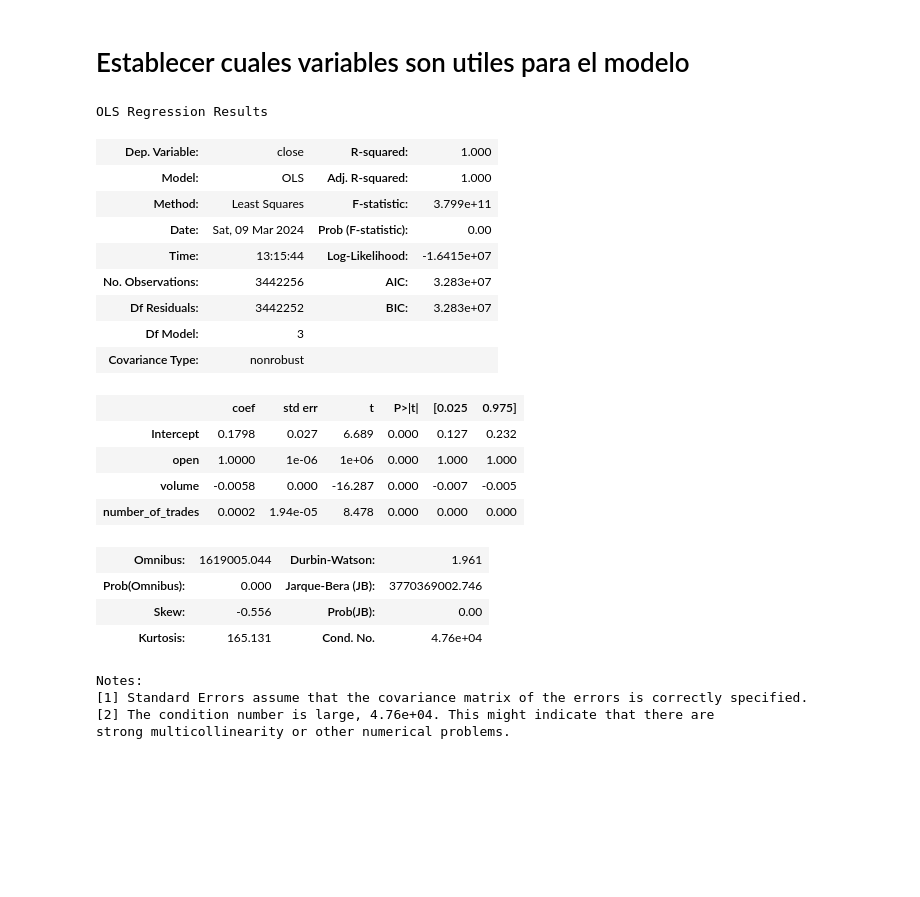
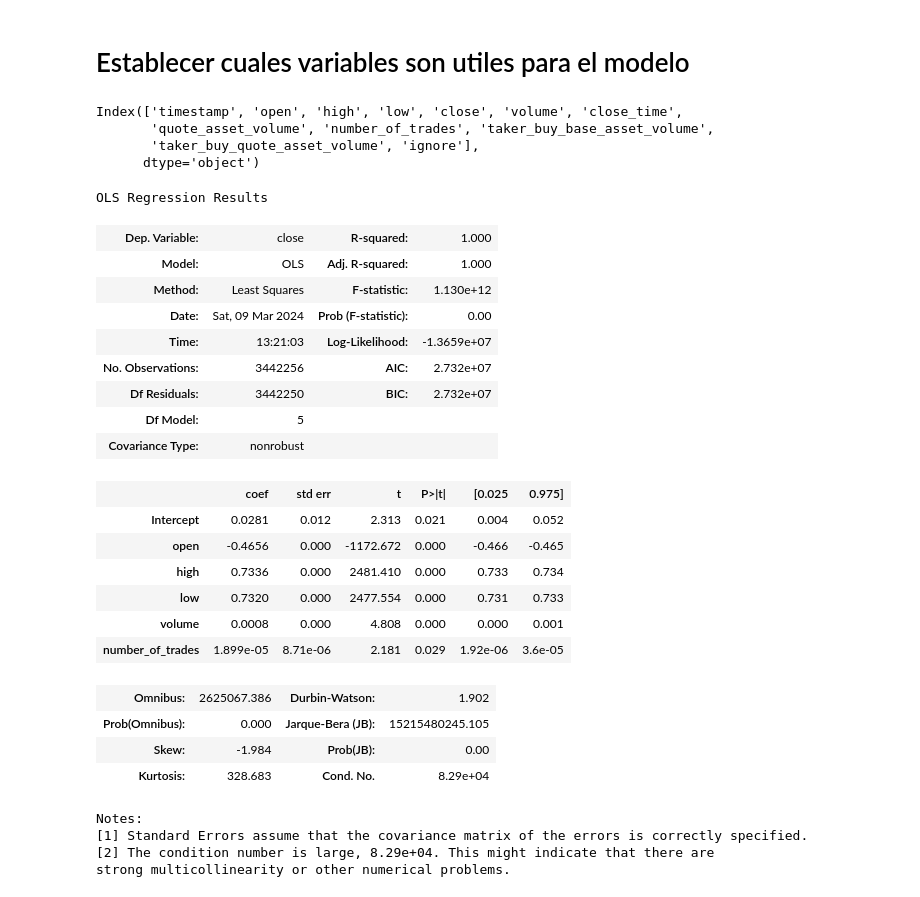
Before and after one commit to geko96/DataScience, a Jupyter notebook: Proyecto Final.ipynb, the cells around one changed output. Drawn from its saved outputs; the diff is of its cells as text; code cells hidden in the pictures; blank space fills up the shorter version.

```diff
--- a/Proyecto Final.ipynb
+++ b/Proyecto Final.ipynb
@@ -204,36 +204,45 @@ df.describe()
 | std | 1.639514e+04 | 1.640455e+04 | 1.638575e+04 | 1.639517e+04 | 9.446485e+01 | NaN | 2.298619e+06 | 1.772935e+03 | ... |
 # %% [markdown]
 # Establecer cuales variables son utiles para el modelo
+# %%
+df.columns
+# %% [output]
+Index(['timestamp', 'open', 'high', 'low', 'close', 'volume', 'close_time',
+       'quote_asset_volume', 'number_of_trades', 'taker_buy_base_asset_volume',
+       'taker_buy_quote_asset_volume', 'ignore'],
+      dtype='object')
 # %%
 # Definir el modelo
-model_financial = 'close ~ open + volume + number_of_trades'
+model_financial = 'close ~ open + high + low + volume + number_of_trades'
 
 # Ajustar el modelo
 lm_financial = sm.OLS.from_formula(model_financial, data=df).fit()
 
 # Imprimir el resumen del modelo
 lm_financial.summary()
 # %% [output]
 OLS Regression Results
 | Dep. Variable: | close | R-squared: | 1.000 |
 | Model: | OLS | Adj. R-squared: | 1.000 |
-| Method: | Least Squares | F-statistic: | 3.799e+11 |
+| Method: | Least Squares | F-statistic: | 1.130e+12 |
 | Date: | Sat, 09 Mar 2024 | Prob (F-statistic): | 0.00 |
-| Time: | 13:15:44 | Log-Likelihood: | -1.6415e+07 |
-| No. Observations: | 3442256 | AIC: | 3.283e+07 |
-| Df Residuals: | 3442252 | BIC: | 3.283e+07 |
-| Df Model: | 3 |  |  |
+| Time: | 13:21:03 | Log-Likelihood: | -1.3659e+07 |
+| No. Observations: | 3442256 | AIC: | 2.732e+07 |
+| Df Residuals: | 3442250 | BIC: | 2.732e+07 |
+| Df Model: | 5 |  |  |
 | Covariance Type: | nonrobust |  |  |
 |  | coef | std err | t | P>|t| | [0.025 | 0.975] |
-| Intercept | 0.1798 | 0.027 | 6.689 | 0.000 | 0.127 | 0.232 |
-| open | 1.0000 | 1e-06 | 1e+06 | 0.000 | 1.000 | 1.000 |
-| volume | -0.0058 | 0.000 | -16.287 | 0.000 | -0.007 | -0.005 |
-| number_of_trades | 0.0002 | 1.94e-05 | 8.478 | 0.000 | 0.000 | 0.000 |
+| Intercept | 0.0281 | 0.012 | 2.313 | 0.021 | 0.004 | 0.052 |
+| open | -0.4656 | 0.000 | -1172.672 | 0.000 | -0.466 | -0.465 |
+| high | 0.7336 | 0.000 | 2481.410 | 0.000 | 0.733 | 0.734 |
+| low | 0.7320 | 0.000 | 2477.554 | 0.000 | 0.731 | 0.733 |
+| volume | 0.0008 | 0.000 | 4.808 | 0.000 | 0.000 | 0.001 |
+| number_of_trades | 1.899e-05 | 8.71e-06 | 2.181 | 0.029 | 1.92e-06 | 3.6e-05 |
-| Omnibus: | 1619005.044 | Durbin-Watson: | 1.961 |
-| Prob(Omnibus): | 0.000 | Jarque-Bera (JB): | 3770369002.746 |
-| Skew: | -0.556 | Prob(JB): | 0.00 |
-| Kurtosis: | 165.131 | Cond. No. | 4.76e+04 |
+| Omnibus: | 2625067.386 | Durbin-Watson: | 1.902 |
+| Prob(Omnibus): | 0.000 | Jarque-Bera (JB): | 15215480245.105 |
+| Skew: | -1.984 | Prob(JB): | 0.00 |
+| Kurtosis: | 328.683 | Cond. No. | 8.29e+04 |
 Notes:
 [1] Standard Errors assume that the covariance matrix of the errors is correctly specified.
-[2] The condition number is large, 4.76e+04. This might indicate that there are
+[2] The condition number is large, 8.29e+04. This might indicate that there are
 strong multicollinearity or other numerical problems.
```
